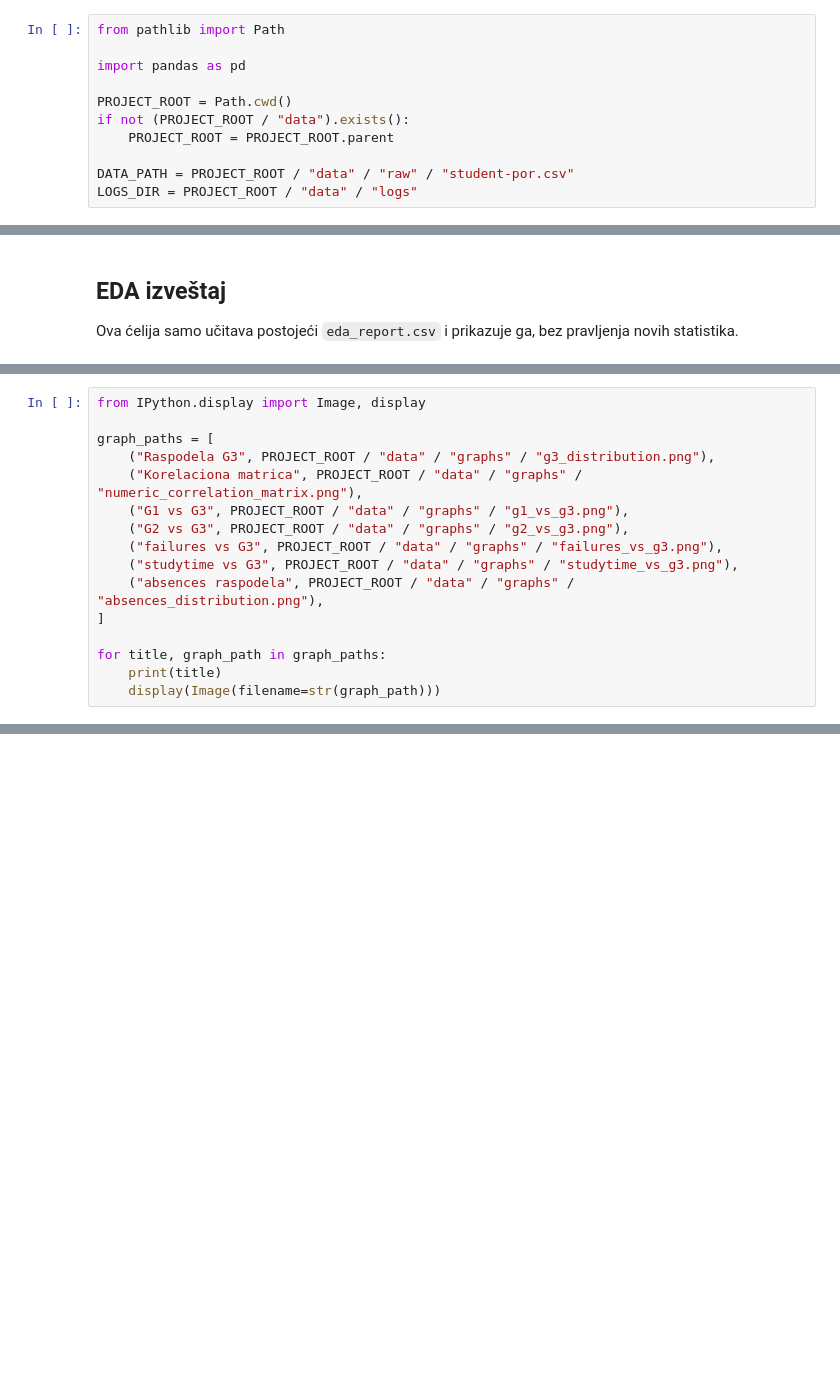
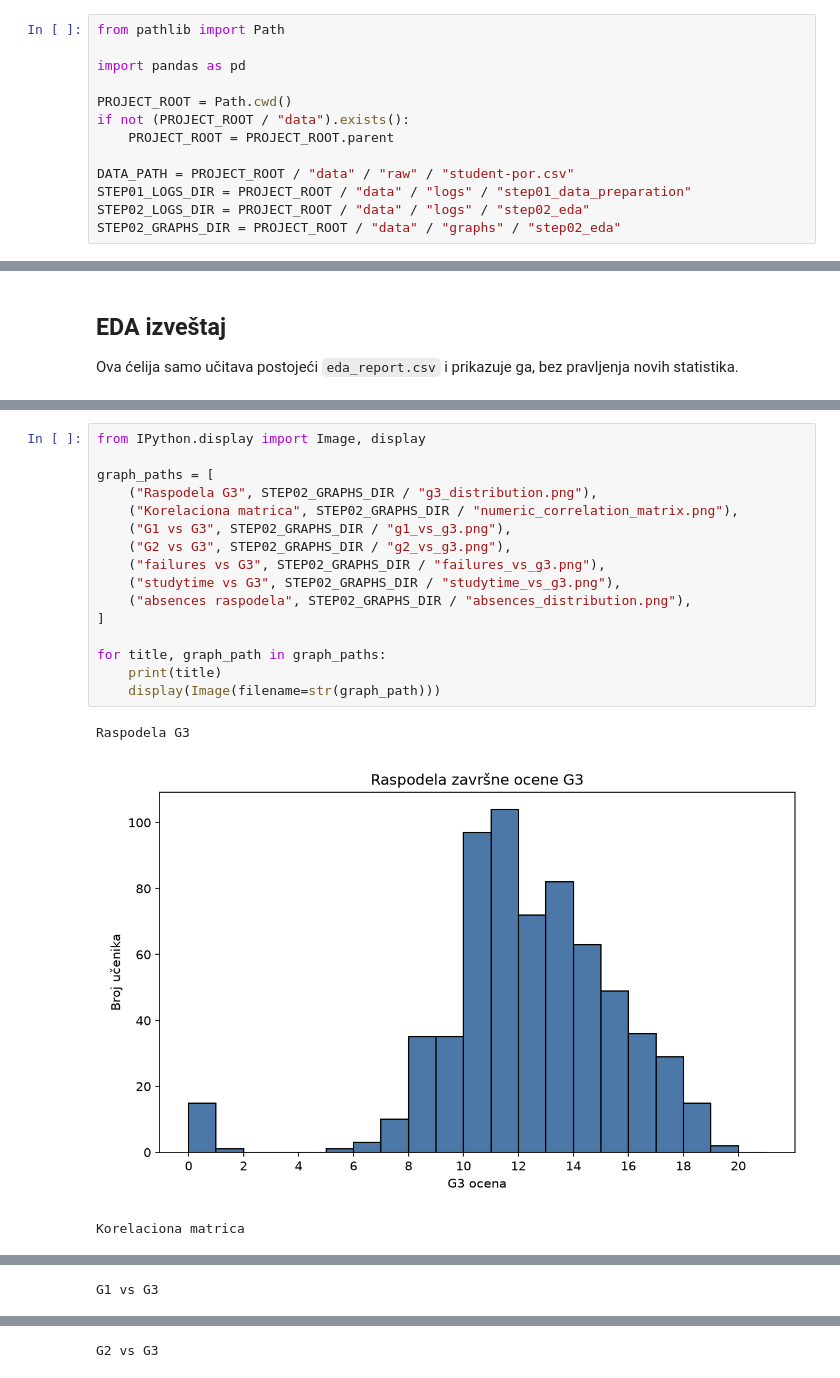
Before and after one commit to fuuukss/StudentPerformancePredict, a Jupyter notebook: docs/student_performance_walkthrough.ipynb, the cells around one changed output, grey strips where cells are left out. Drawn from its saved outputs; the diff is of its cells as text; blank space fills up the shorter version.

Commit message:
Dopunjen i ispravljen step02_eda.py

```diff
--- a/docs/student_performance_walkthrough.ipynb
+++ b/docs/student_performance_walkthrough.ipynb
@@ -30,7 +30,9 @@ if not (PROJECT_ROOT / "data").exists():
     PROJECT_ROOT = PROJECT_ROOT.parent
 
 DATA_PATH = PROJECT_ROOT / "data" / "raw" / "student-por.csv"
-LOGS_DIR = PROJECT_ROOT / "data" / "logs"
+STEP01_LOGS_DIR = PROJECT_ROOT / "data" / "logs" / "step01_data_preparation"
+STEP02_LOGS_DIR = PROJECT_ROOT / "data" / "logs" / "step02_eda"
+STEP02_GRAPHS_DIR = PROJECT_ROOT / "data" / "graphs" / "step02_eda"
 # %%
 df = pd.read_csv(DATA_PATH)
 df.head()
@@ -172,16 +338,20 @@ Sledeće ćelije samo prikazuju već sačuvane PNG fajlove iz `data/graphs/`. Ne
 # %%
 from IPython.display import Image, display
 
 graph_paths = [
-    ("Raspodela G3", PROJECT_ROOT / "data" / "graphs" / "g3_distribution.png"),
-    ("Korelaciona matrica", PROJECT_ROOT / "data" / "graphs" / "numeric_correlation_matrix.png"),
-    ("G1 vs G3", PROJECT_ROOT / "data" / "graphs" / "g1_vs_g3.png"),
-    ("G2 vs G3", PROJECT_ROOT / "data" / "graphs" / "g2_vs_g3.png"),
-    ("failures vs G3", PROJECT_ROOT / "data" / "graphs" / "failures_vs_g3.png"),
-    ("studytime vs G3", PROJECT_ROOT / "data" / "graphs" / "studytime_vs_g3.png"),
-    ("absences raspodela", PROJECT_ROOT / "data" / "graphs" / "absences_distribution.png"),
+    ("Raspodela G3", STEP02_GRAPHS_DIR / "g3_distribution.png"),
+    ("Korelaciona matrica", STEP02_GRAPHS_DIR / "numeric_correlation_matrix.png"),
+    ("G1 vs G3", STEP02_GRAPHS_DIR / "g1_vs_g3.png"),
+    ("G2 vs G3", STEP02_GRAPHS_DIR / "g2_vs_g3.png"),
+    ("failures vs G3", STEP02_GRAPHS_DIR / "failures_vs_g3.png"),
+    ("studytime vs G3", STEP02_GRAPHS_DIR / "studytime_vs_g3.png"),
+    ("absences raspodela", STEP02_GRAPHS_DIR / "absences_distribution.png"),
 ]
 
 for title, graph_path in graph_paths:
     print(title)
     display(Image(filename=str(graph_path)))
+# %% [output]
+Raspodela G3
+[figure, added]
+Korelaciona matrica
@@ -187,0 +359 @@ for title, graph_path in graph_paths:
+G1 vs G3
@@ -187,0 +361 @@ for title, graph_path in graph_paths:
+G2 vs G3
```
Also changed, not shown: parts of 16 cells of this notebook, 13 other files.
